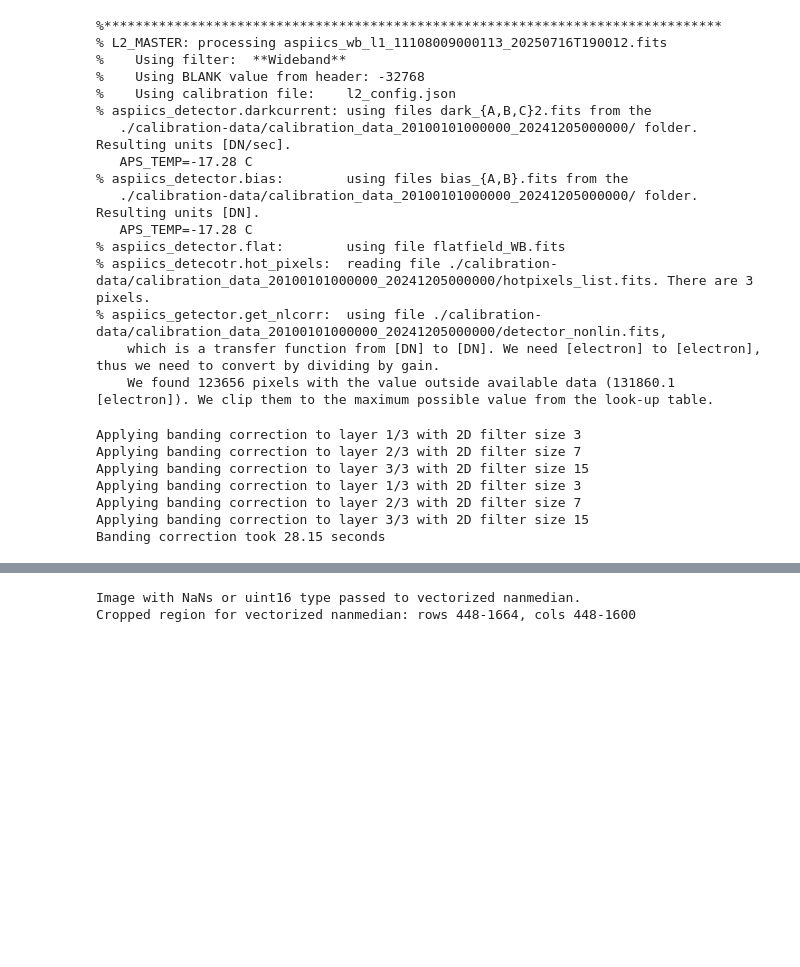
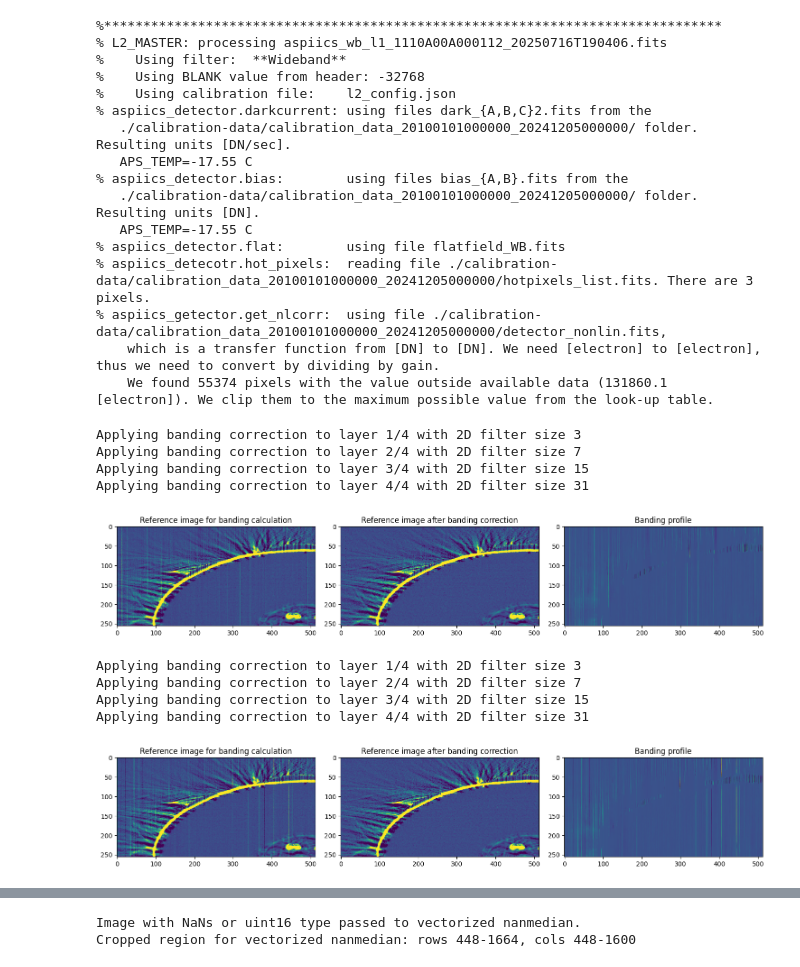
Before and after one commit to sschmaus/aspiics_processing, a Jupyter notebook: process_l2.ipynb, the cells around one changed output, grey strips where cells are left out. Saved outputs shown, nothing was run; the diff lists cells and outputs as text; code cells hidden in the pictures; blank space fills up the shorter version.

```diff
--- a/process_l2.ipynb
+++ b/process_l2.ipynb
@@ -40,9 +40,9 @@ mark_io   = args.mark_IO
 mark_sun  = args.mark_suncenter
 # %%
 # ***************** Input image *******************
-# filename='../data/Orbit273/P3SC_L1_20251217_222845/aspiics_wb_l1_1110A00A000112_20250716T190406.fits'
+filename='../data/Orbit273/P3SC_L1_20251217_222845/aspiics_wb_l1_1110A00A000112_20250716T190406.fits'
 # filename='../data/Orbit273/P3SC_L1_20251217_222845/aspiics_wb_l1_11108000000E11_20250716T164136.fits'
-filename='../data/Orbit273/P3SC_L1_20251217_222845/aspiics_wb_l1_11108009000113_20250716T190012.fits'
+# filename='../data/Orbit273/P3SC_L1_20251217_222845/aspiics_wb_l1_11108009000113_20250716T190012.fits'
 #filename = sys.argv[1]
 # filename=args.file
 
@@ -188,21 +188,21 @@ Im   = np.divide(Im,            flat*(Aphot/gain*t_exp))           # here conver
 Var  = np.divide(Var, np.square(flat*Aphot/gain*t_exp))
 # %% [output]
 %*******************************************************************************
-% L2_MASTER: processing aspiics_wb_l1_11108009000113_20250716T190012.fits
+% L2_MASTER: processing aspiics_wb_l1_1110A00A000112_20250716T190406.fits
 %    Using filter:  **Wideband**
 %    Using BLANK value from header: -32768
 %    Using calibration file:    l2_config.json
 % aspiics_detector.darkcurrent: using files dark_{A,B,C}2.fits from the
    ./calibration-data/calibration_data_20100101000000_20241205000000/ folder. Resulting units [DN/sec].
-   APS_TEMP=-17.28 C
+   APS_TEMP=-17.55 C
 % aspiics_detector.bias:        using files bias_{A,B}.fits from the
    ./calibration-data/calibration_data_20100101000000_20241205000000/ folder. Resulting units [DN].
-   APS_TEMP=-17.28 C
+   APS_TEMP=-17.55 C
 % aspiics_detector.flat:        using file flatfield_WB.fits
 % aspiics_detecotr.hot_pixels:  reading file ./calibration-data/calibration_data_20100101000000_20241205000000/hotpixels_list.fits. There are 3 pixels.
 % aspiics_getector.get_nlcorr:  using file ./calibration-data/calibration_data_20100101000000_20241205000000/detector_nonlin.fits,
     which is a transfer function from [DN] to [DN]. We need [electron] to [electron], thus we need to convert by dividing by gain.
-    We found 123656 pixels with the value outside available data (131860.1 [electron]). We clip them to the maximum possible value from the look-up table.
+    We found 55374 pixels with the value outside available data (131860.1 [electron]). We clip them to the maximum possible value from the look-up table.
 # %%
 from matplotlib.pyplot import axes
 from scipy.ndimage import median_filter, vectorized_filter, distance_transform_edt, binary_dilation
@@ -439,8 +439,8 @@ def correct_banding_dyadic(img, layers_2d=3, filter_1d=None, plotting=True):
     if plotting:
         # plotting for debugging
         fig, axes = plt.subplots(1, 3, figsize=(15, 5))
-        # wd = (256,512,512,1024)
-        wd = (0,256,512,1024)
+        wd = (256,512,512,1024)
+        # wd = (0,256,512,1024)
 
         img_med = fast_nanmedian(img, size=2 * (2 ** (layers_2d)) - 1)
         img_ref_ = img_orig - img_med
@@ -464,38 +464,41 @@ def correct_banding_dyadic(img, layers_2d=3, filter_1d=None, plotting=True):
 
 def correct_banding_splitrows(img, *args, **kwargs):
     img = img.copy()
     img[0::2, :] = correct_banding(img[0::2, :], *args, **kwargs) # top left
     img[1::2, :] = correct_banding(img[1::2, :], *args, **kwargs) # top right
     return img
 
 def correct_banding_splitrows_dyadic(img, *args, **kwargs):
     img = img.copy()
     img[0::2, :] = correct_banding_dyadic(img[0::2, :], *args, **kwargs) # top left
     img[1::2, :] = correct_banding_dyadic(img[1::2, :], *args, **kwargs) # top right
     return img
 
 start_time = time.time()
 # use multiple passes with increasing filter sizes to progressively remove banding at different scales
 # This avoids overfitting corona structures into the banding profile compared to a single pass with a large 2d filter and small 1d filter
 # Im = correct_banding_splitrows(Im, filter_2d=3, filter_1d=16)
 # Im = correct_banding_splitrows(Im, filter_2d=7, filter_1d=64)
 # Im = correct_banding_splitrows(Im, filter_2d=15, filter_1d=128)
 
-Im = correct_banding_splitrows_dyadic(Im, layers_2d=3, filter_1d=[16,64,128], plotting=False)
+Im = correct_banding_splitrows_dyadic(Im, layers_2d=3, filter_1d=[16,64,128], plotting=True)
 end_time = time.time()
 print(f"Banding correction took {end_time - start_time:.2f} seconds")
 
 # plt.imshow(Im[512:1024,512:1024],vmin=-500,vmax=2000)
 # plt.show()
 # plt.imshow(split_rows(Im)[0][512:1024,512:1024],vmin=-500,vmax=2000)
 # plt.show()
 # plt.imshow(split_rows(Im)[1][512:1024,512:1024],vmin=-500,vmax=2000)
 # plt.show()
 # %% [output]
-Applying banding correction to layer 1/3 with 2D filter size 3
-Applying banding correction to layer 2/3 with 2D filter size 7
-Applying banding correction to layer 3/3 with 2D filter size 15
-Applying banding correction to layer 1/3 with 2D filter size 3
-Applying banding correction to layer 2/3 with 2D filter size 7
-Applying banding correction to layer 3/3 with 2D filter size 15
-Banding correction took 28.15 seconds
+Applying banding correction to layer 1/4 with 2D filter size 3
+Applying banding correction to layer 2/4 with 2D filter size 7
+Applying banding correction to layer 3/4 with 2D filter size 15
+Applying banding correction to layer 4/4 with 2D filter size 31
+[figure, added]
+Applying banding correction to layer 1/4 with 2D filter size 3
+Applying banding correction to layer 2/4 with 2D filter size 7
+Applying banding correction to layer 3/4 with 2D filter size 15
+Applying banding correction to layer 4/4 with 2D filter size 31
+[figure, added]
```
Also changed, not shown: parts of 1 cell of this notebook, 7 other files.
